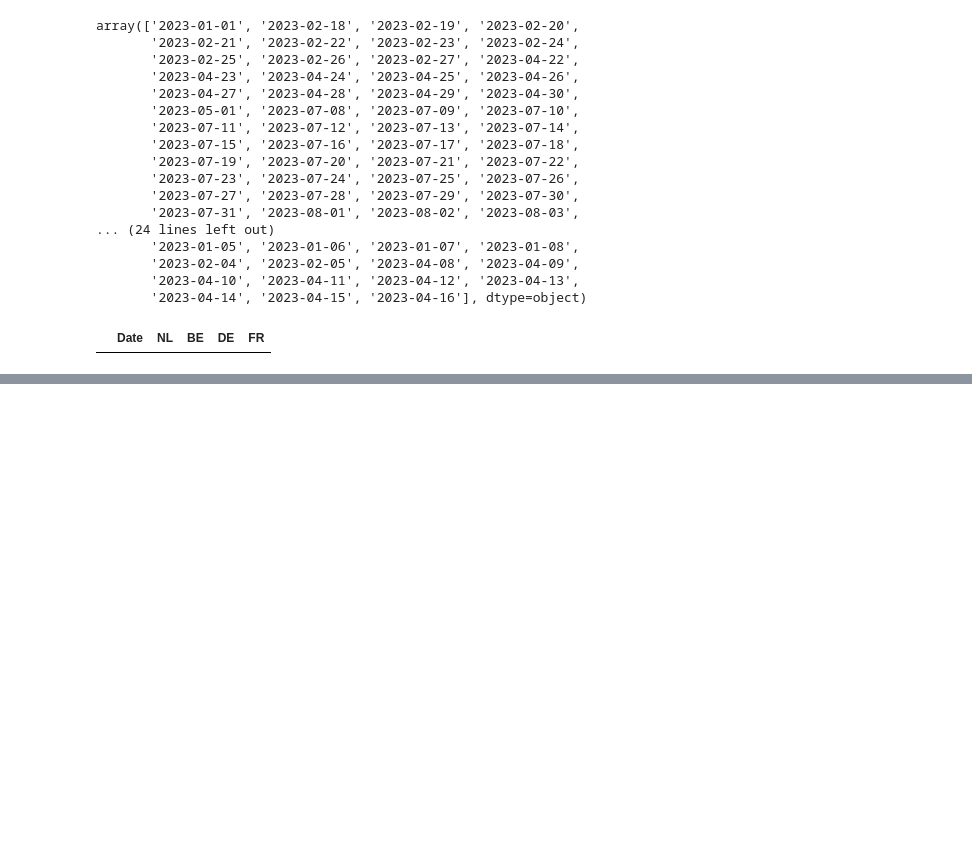
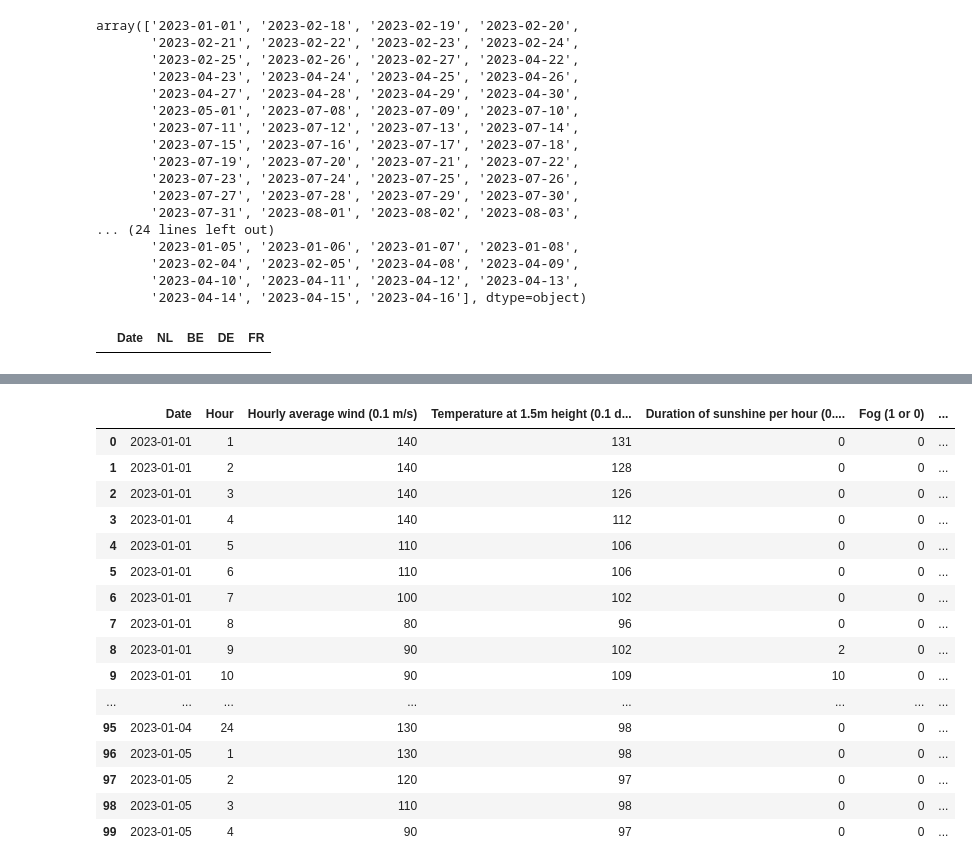
Before and after one commit to NikolaySirenko/datafest2024, a Jupyter notebook: code/featureSelection.ipynb, the cells around one changed output, grey strips where cells are left out. Cells and saved outputs as stored; diff of their text form; code cells hidden in the pictures; blank space fills up the shorter version.

```diff
--- a/code/featureSelection.ipynb
+++ b/code/featureSelection.ipynb
@@ -661,0 +760,3 @@ merged_df.to_csv('../featureSelection\\holidaysPerDate.csv', index=False)
+# %%
+minTempAtTenthMeter = pd.Series(minTempAtTenthMeter[::-1])
+minTempAtTenthMeter
@@ -661,0 +781,3 @@ merged_df.to_csv('../featureSelection\\holidaysPerDate.csv', index=False)
+# %%
+df['Minimum temperature at 0.1m height (0.1 degrees)'] = minTempAtTenthMeter
+df.head(10)
@@ -661,0 +796,11 @@ merged_df.to_csv('../featureSelection\\holidaysPerDate.csv', index=False)
+# %%
+df = df[['Date', 'Hour',
+        'Hourly average wind (0.1 m/s)',
+        'Temperature at 1.5m height (0.1 degrees) ',
+        'Duration of sunshine per hour (0.1 hours) (-1 for <0.05 hour)',
+        'Fog (1 or 0)',
+        'Rain (1 or 0)',
+        'Snow (1 or 0)',
+        'Thunder (1 or 0)',
+        'Ice formation (1 or 0)']]
+df.info()
@@ -661,0 +825,3 @@ merged_df.to_csv('../featureSelection\\holidaysPerDate.csv', index=False)
+# %%
+df['Hour of year'] = (pd.to_datetime(df['Date']).dt.dayofyear - 1)*24 + df['Hour']
+df.info()
@@ -661,0 +847,20 @@ merged_df.to_csv('../featureSelection\\holidaysPerDate.csv', index=False)
+# %%
+df.head(100)
+# %% [output]
+|  | Date | Hour | Hourly average wind (0.1 m/s) | Temperature at 1.5m height (0.1 d... | Duration of sunshine per hour (0.... | Fog (1 or 0) | ... |
+| 0 | 2023-01-01 | 1 | 140 | 131 | 0 | 0 | ... |
+| 1 | 2023-01-01 | 2 | 140 | 128 | 0 | 0 | ... |
+| 2 | 2023-01-01 | 3 | 140 | 126 | 0 | 0 | ... |
+| 3 | 2023-01-01 | 4 | 140 | 112 | 0 | 0 | ... |
+| 4 | 2023-01-01 | 5 | 110 | 106 | 0 | 0 | ... |
+| 5 | 2023-01-01 | 6 | 110 | 106 | 0 | 0 | ... |
+| 6 | 2023-01-01 | 7 | 100 | 102 | 0 | 0 | ... |
+| 7 | 2023-01-01 | 8 | 80 | 96 | 0 | 0 | ... |
+| 8 | 2023-01-01 | 9 | 90 | 102 | 2 | 0 | ... |
+| 9 | 2023-01-01 | 10 | 90 | 109 | 10 | 0 | ... |
+| ... | ... | ... | ... | ... | ... | ... | ... |
+| 95 | 2023-01-04 | 24 | 130 | 98 | 0 | 0 | ... |
+| 96 | 2023-01-05 | 1 | 130 | 98 | 0 | 0 | ... |
+| 97 | 2023-01-05 | 2 | 120 | 97 | 0 | 0 | ... |
+| 98 | 2023-01-05 | 3 | 110 | 98 | 0 | 0 | ... |
+| 99 | 2023-01-05 | 4 | 90 | 97 | 0 | 0 | ... |
```
Also changed, not shown: parts of 15 cells of this notebook.
